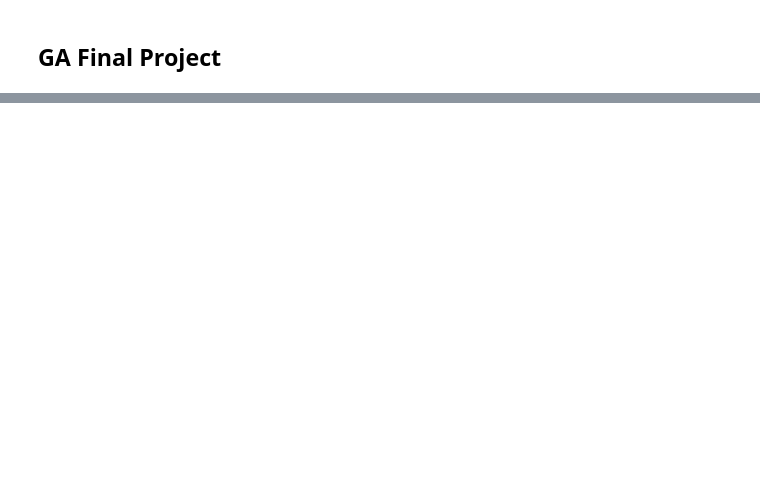
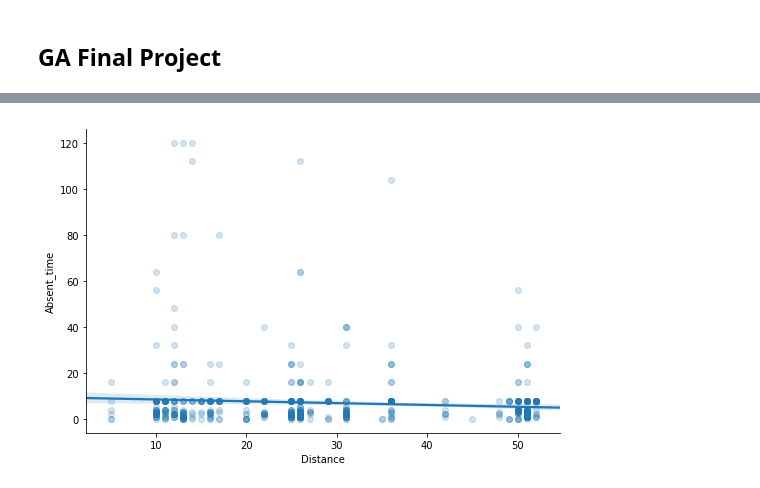
Before and after one commit to zimengqingfeng/FinalProject, a Jupyter notebook: Absenteeism_at_work.ipynb, the cells around one changed output, grey strips where cells are left out. Drawn from its saved outputs; the diff is of its cells as text; code cells hidden in the pictures; blank space fills up the shorter version.

```diff
--- a/Absenteeism_at_work.ipynb
+++ b/Absenteeism_at_work.ipynb
@@ -112,0 +212,5 @@ absent.sort_values('ID', ascending=False).head()
+# %%
+# Distance with Absent time
+sns.lmplot(x='Distance', y='Absent_time', data=absent, aspect=1.5, scatter_kws={'alpha':0.2});
+# %% [output]
+[figure, added]
```
Also changed, not shown: parts of 33 cells of this notebook.
